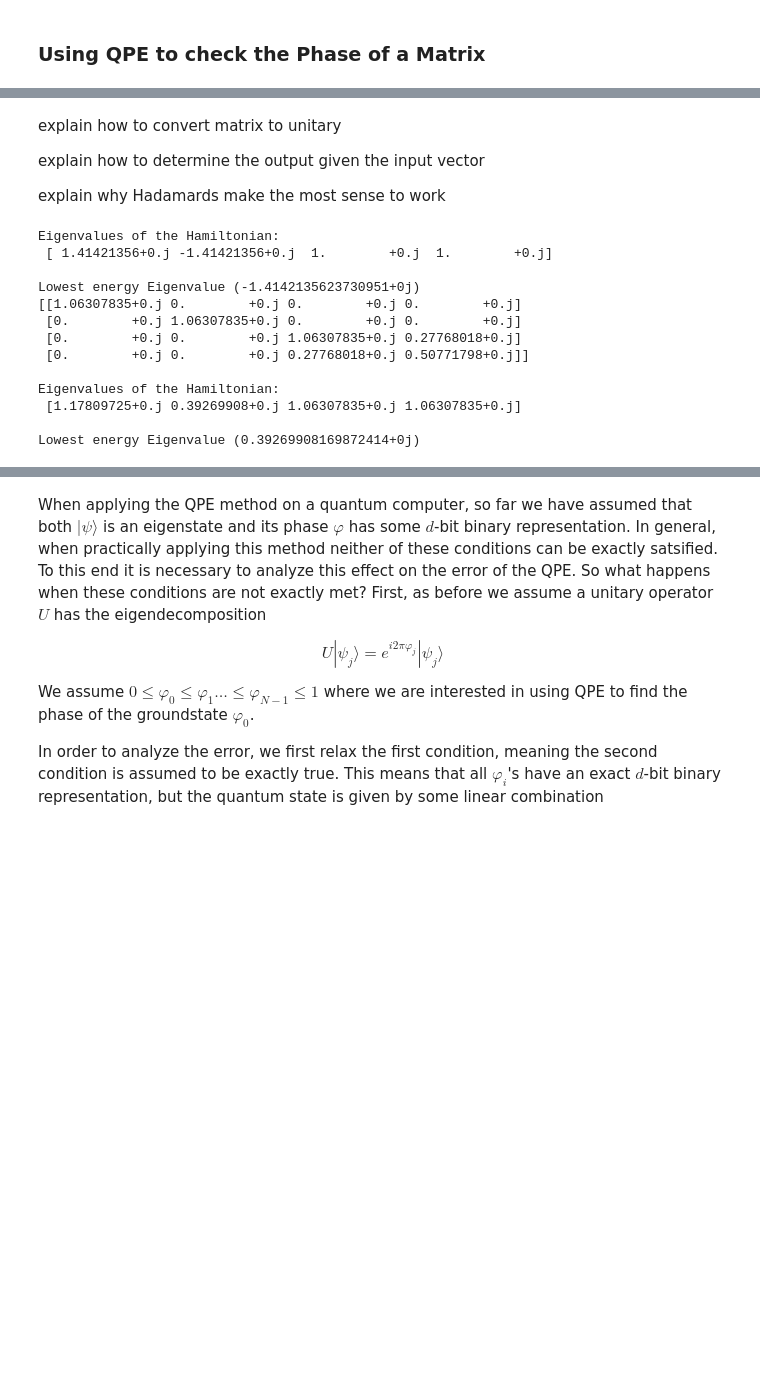
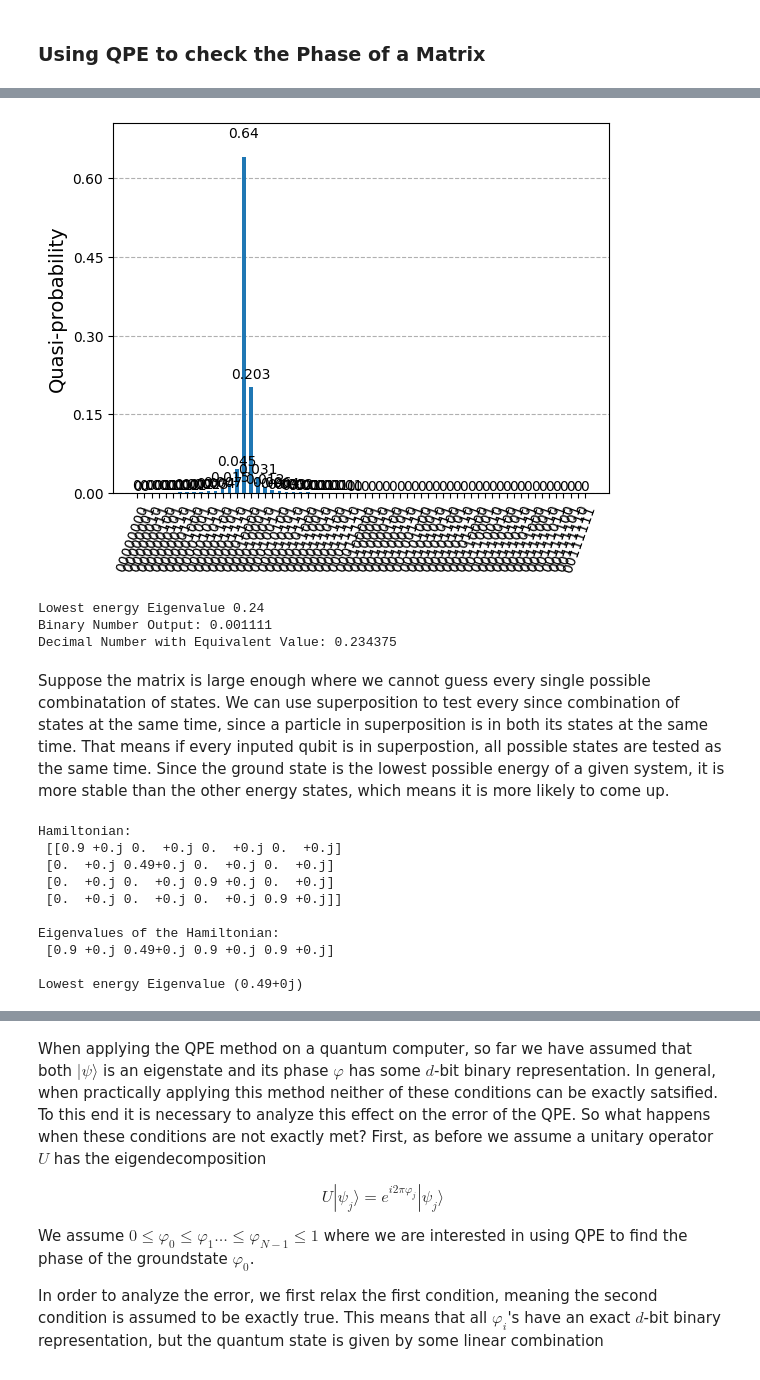
Before and after one commit to paulbruzzi/quantum-linear-algebra, a Jupyter notebook: Quantum_Phase_Estimation.ipynb, the cells around one changed output, grey strips where cells are left out. Drawn from its saved outputs; the diff is of its cells as text; code cells hidden in the pictures; blank space fills up the shorter version.

Commit message:
Added second example, added small explaination

```diff
--- a/Quantum_Phase_Estimation.ipynb
+++ b/Quantum_Phase_Estimation.ipynb
@@ -156,7 +224,27 @@ Decimal Number with Equivalent Value: 0.34375
+# %%
+ideal_distribution = Statevector.from_instruction(qc).probabilities_dict()
+plot_histogram(ideal_distribution)
+# %% [output]
+[figure, added]
+# %%
+max_num = 0
+binary_num = ''
+for key in ideal_distribution:
+    if (ideal_distribution[key] > max_num):
+        max_num = ideal_distribution[key]
+        binary_num = key
+
+binary_num = binary_num[eigen_bits:]
+
+decimal_num = int(binary_num, 2) / (2 ** (ancilla_bits))
+
+print("Lowest energy Eigenvalue", min_eigenvalue.real)
+print("Binary Number Output: 0."+str(binary_num))
+print("Decimal Number with Equivalent Value:",decimal_num)
+# %% [output]
+Lowest energy Eigenvalue 0.24
+Binary Number Output: 0.001111
+Decimal Number with Equivalent Value: 0.234375
 # %% [markdown]
-explain how to convert matrix to unitary
-
-explain how to determine the output given the input vector
-
-explain why Hadamards make the most sense to work
+Suppose the matrix is large enough where we cannot guess every single possible combinatation of states. We can use superposition to test every since combination of states at the same time, since a particle in superposition is in both its states at the same time. That means if every inputed qubit is in superpostion, all possible states are tested as the same time. Since the ground state is the lowest possible energy of a given system, it is more stable than the other energy states, which means it is more likely to come up.
 # %%
@@ -164,46 +251,33 @@ g = 0
 ancilla_bits = 6
 # %%
 eigen_bits = 2
-H = np.asarray([[1,0,0,0],
-                [0,1,0,0],
-                [0,0,1,1],
-                [0,0,1,-1]], complex)
+H = np.asarray([[.9,0,0,0],
+                [0,.49,0,0],
+                [0,0,.9,0],
+                [0,0,0,.9]], complex)
+
+print("Hamiltonian:\n", H)
 
 print("\nEigenvalues of the Hamiltonian:\n", np.linalg.eigvals(H))
 min_eigenvalue = np.min(np.linalg.eigvals(H))
 print("\nLowest energy Eigenvalue", min_eigenvalue)
 
-# scale the eigenvalues to be from -pi/8 to pi/8
-H = np.pi/8*H/np.linalg.norm(H, ord=2)
-
-# rotate matrix so that it will be positive definite (this )
-H += (pi/4)*np.eye(2**eigen_bits)
-
-print(H)
-
-print("\nEigenvalues of the Hamiltonian:\n", np.linalg.eigvals(H))
-min_eigenvalue = np.min(np.linalg.eigvals(H))
-print("\nLowest energy Eigenvalue", min_eigenvalue)
-
-# # convert revolutions to radians
+# convert revolutions to radians
 H *= 2*np.pi*1j
 
-# # convert the rotations to complex numbers
+# convert the rotations to complex numbers
 H = expm(H)
 # %% [output]
-Eigenvalues of the Hamiltonian:
- [ 1.41421356+0.j -1.41421356+0.j  1.        +0.j  1.        +0.j]
-
-Lowest energy Eigenvalue (-1.4142135623730951+0j)
-[[1.06307835+0.j 0.        +0.j 0.        +0.j 0.        +0.j]
- [0.        +0.j 1.06307835+0.j 0.        +0.j 0.        +0.j]
- [0.        +0.j 0.        +0.j 1.06307835+0.j 0.27768018+0.j]
- [0.        +0.j 0.        +0.j 0.27768018+0.j 0.50771798+0.j]]
+Hamiltonian:
+ [[0.9 +0.j 0.  +0.j 0.  +0.j 0.  +0.j]
+ [0.  +0.j 0.49+0.j 0.  +0.j 0.  +0.j]
+ [0.  +0.j 0.  +0.j 0.9 +0.j 0.  +0.j]
+ [0.  +0.j 0.  +0.j 0.  +0.j 0.9 +0.j]]
 
 Eigenvalues of the Hamiltonian:
- [1.17809725+0.j 0.39269908+0.j 1.06307835+0.j 1.06307835+0.j]
+ [0.9 +0.j 0.49+0.j 0.9 +0.j 0.9 +0.j]
 
-Lowest energy Eigenvalue (0.39269908169872414+0j)
+Lowest energy Eigenvalue (0.49+0j)
 # %%
 qr_ancilla = QuantumRegister(ancilla_bits)
 qr_eigenstate = QuantumRegister(eigen_bits)
```
Also changed, not shown: parts of 14 cells of this notebook.
